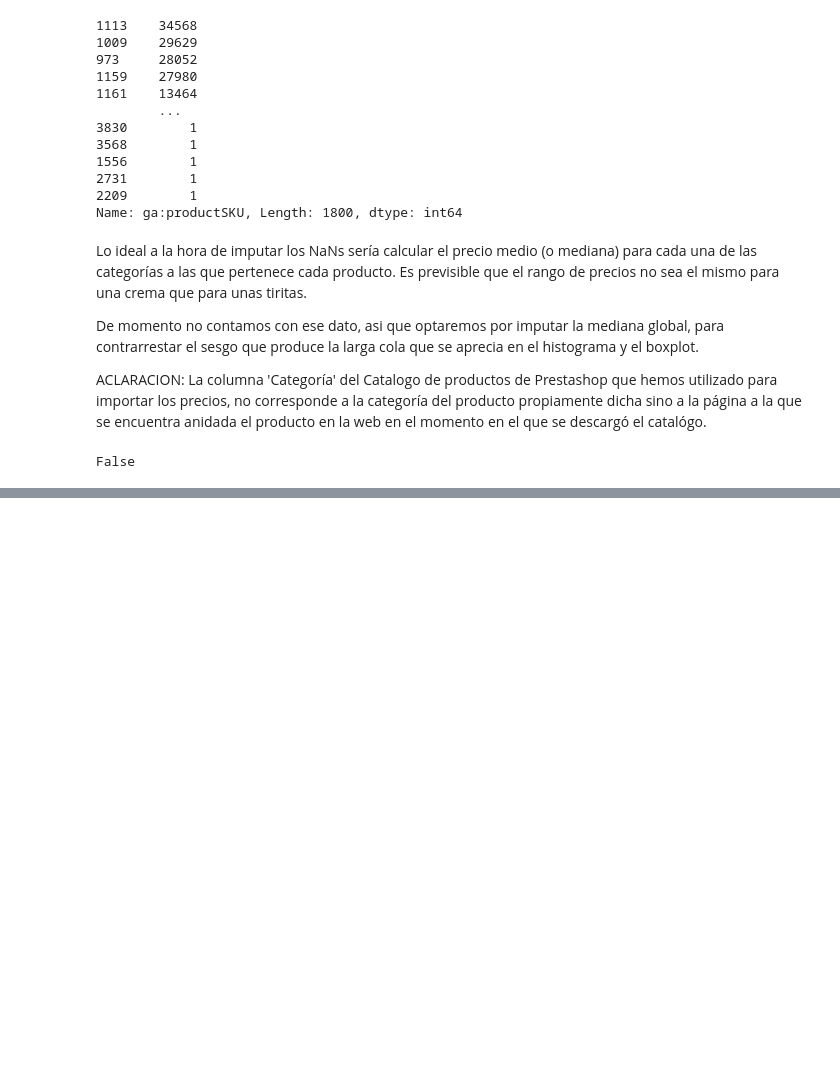
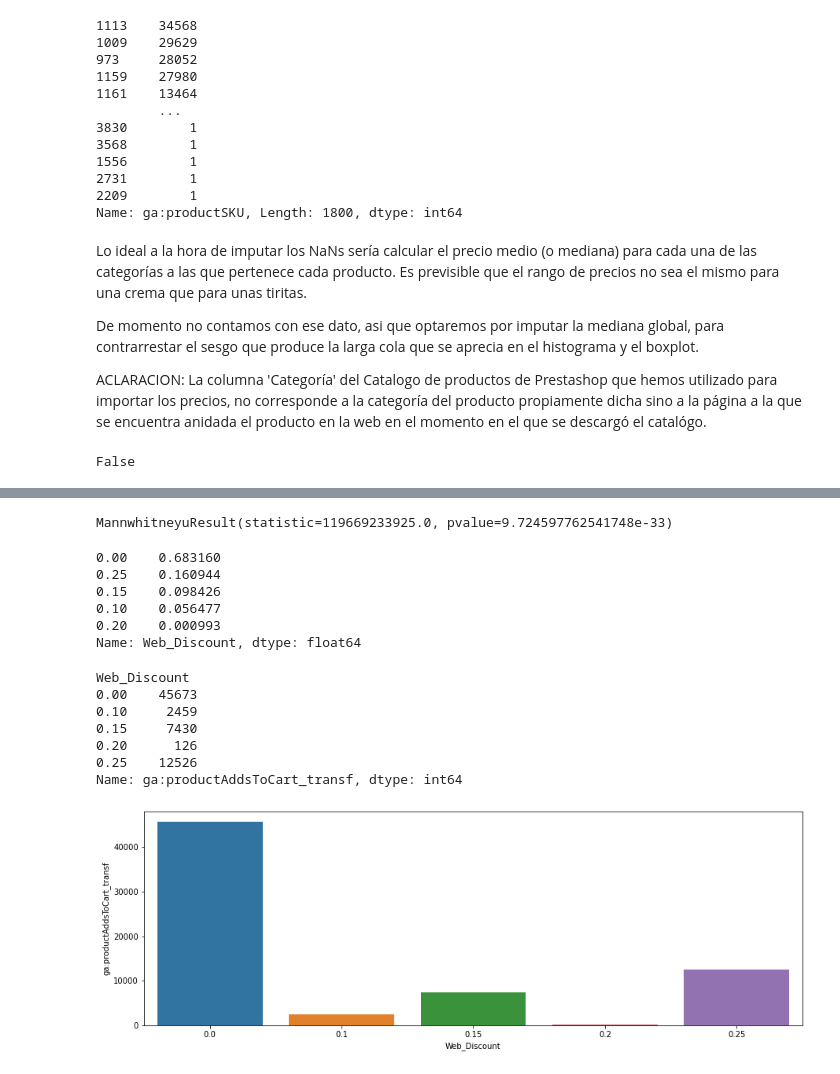
Before and after one commit to Laurajmoreno/ML_and_CRO, a Jupyter notebook: NUMERICAL DATA - DATA EXPLORATION and FE (Price and Discounts).ipynb, the cells around one changed output, grey strips where cells are left out. Cells and saved outputs as stored; diff of their text form; code cells hidden in the pictures; blank space fills up the shorter version.

```diff
--- a/NUMERICAL DATA - DATA EXPLORATION and FE (Price and Discounts).ipynb
+++ b/NUMERICAL DATA - DATA EXPLORATION and FE (Price and Discounts).ipynb
@@ -293,0 +478,31 @@ False
+# %%
+stats.mannwhitneyu(df[df['ga:productAddsToCart_transf']==1]['Web_Discount'], df[df['ga:productAddsToCart_transf']==0]['Web_Discount'])
+# %% [output]
+MannwhitneyuResult(statistic=119669233925.0, pvalue=9.724597762541748e-33)
+# %%
+df['Web_Discount'].value_counts(normalize=True)
+# %% [output]
+0.00    0.683160
+0.25    0.160944
+0.15    0.098426
+0.10    0.056477
+0.20    0.000993
+Name: Web_Discount, dtype: float64
+# %%
+def conversions_per_label(df,feature):
+    conversions_per_label=df.groupby(feature)['ga:productAddsToCart_transf'].sum()
+    print(conversions_per_label)
+    return pd.DataFrame(conversions_per_label)
+
+conversions_discount = conversions_per_label(df,df['Web_Discount']).reset_index().sort_values(by='ga:productAddsToCart_transf',ascending=False)
+plt.figure(figsize=(15,5))
+barplot = sns.barplot(x=conversions_discount['Web_Discount'],y=conversions_discount['ga:productAddsToCart_transf'])
+# %% [output]
+Web_Discount
+0.00    45673
+0.10     2459
+0.15     7430
+0.20      126
+0.25    12526
+Name: ga:productAddsToCart_transf, dtype: int64
+[figure, added]
```
Also changed, not shown: parts of 34 cells of this notebook, 1 other file.
